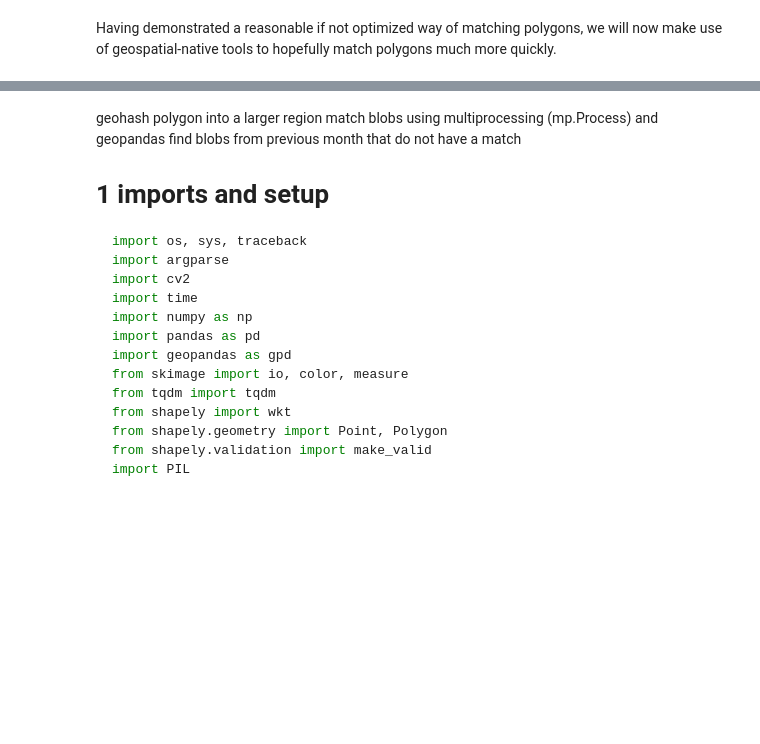
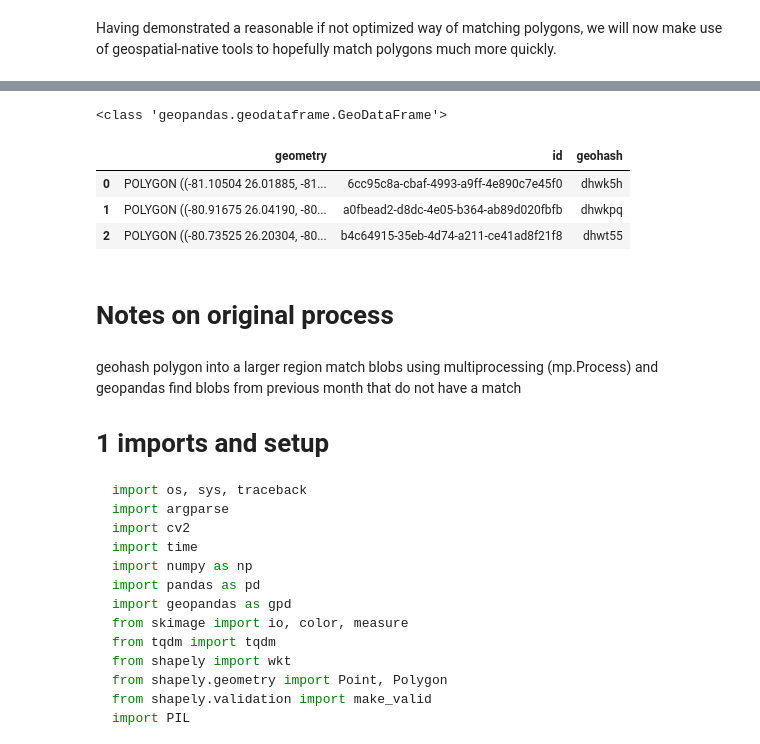
Before and after one commit to sralter/matching_optimization, a Jupyter notebook: matching.ipynb, the cells around one changed output, grey strips where cells are left out. Saved outputs shown, nothing was run; the diff lists cells and outputs as text; code cells hidden in the pictures; blank space fills up the shorter version.

```diff
--- a/matching.ipynb
+++ b/matching.ipynb
@@ -275,3 +299,16 @@ Having demonstrated a reasonable if not optimized way of matching polygons, we w
+# %%
+print(type(prev_month_blobs))
+prev_month_blobs.head(3)
+# prev_month_blobs = gpd.read_parquet('data/prev_month_blobs.parquet')
+# curr_month_blobs = gpd.read_parquet('data/curr_month_blobs.parquet')
+# %% [output]
+<class 'geopandas.geodataframe.GeoDataFrame'>
+|  | geometry | id | geohash |
+| 0 | POLYGON ((-81.10504 26.01885, -81... | 6cc95c8a-cbaf-4993-a9ff-4e890c7e45f0 | dhwk5h |
+| 1 | POLYGON ((-80.91675 26.04190, -80... | a0fbead2-d8dc-4e05-b364-ab89d020fbfb | dhwkpq |
+| 2 | POLYGON ((-80.73525 26.20304, -80... | b4c64915-35eb-4d74-a211-ce41ad8f21f8 | dhwt55 |
+# %% [markdown]
+# Notes on original process
 # %% [markdown]
 geohash polygon into a larger region
 match blobs using multiprocessing (mp.Process) and geopandas
```
Also changed, not shown: parts of 9 cells of this notebook, 6 other files.
